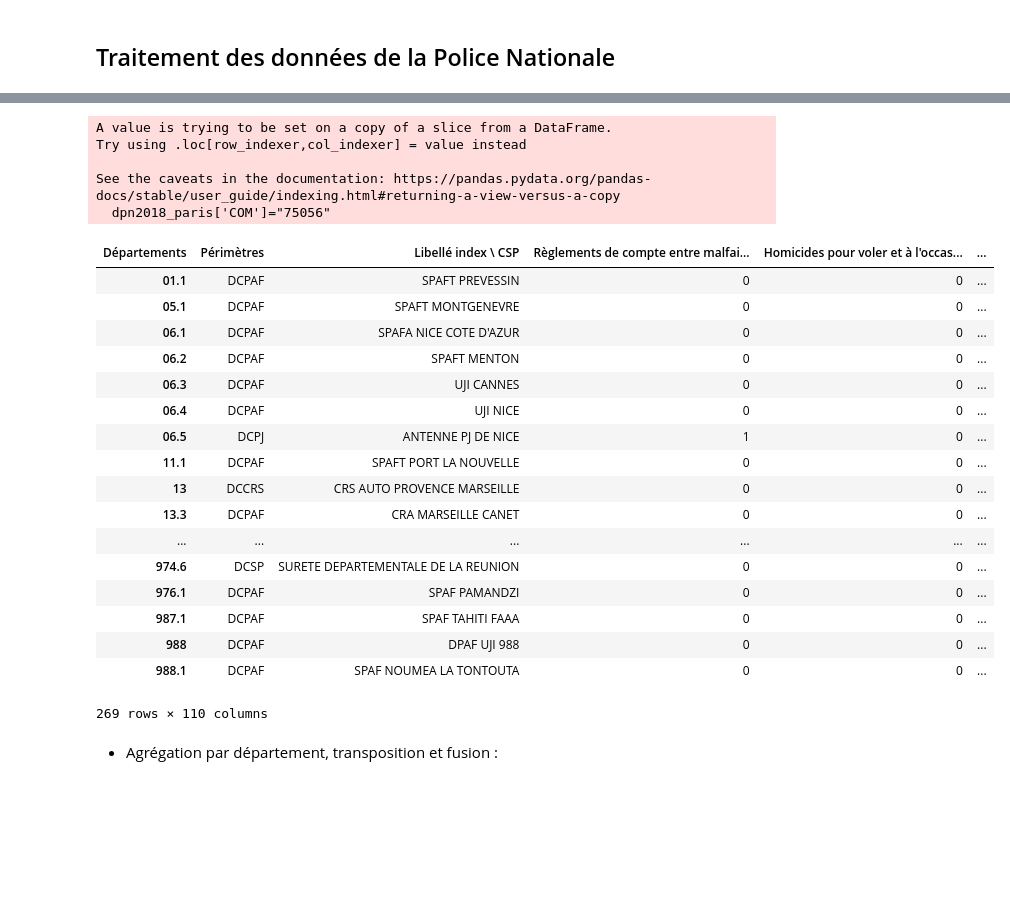
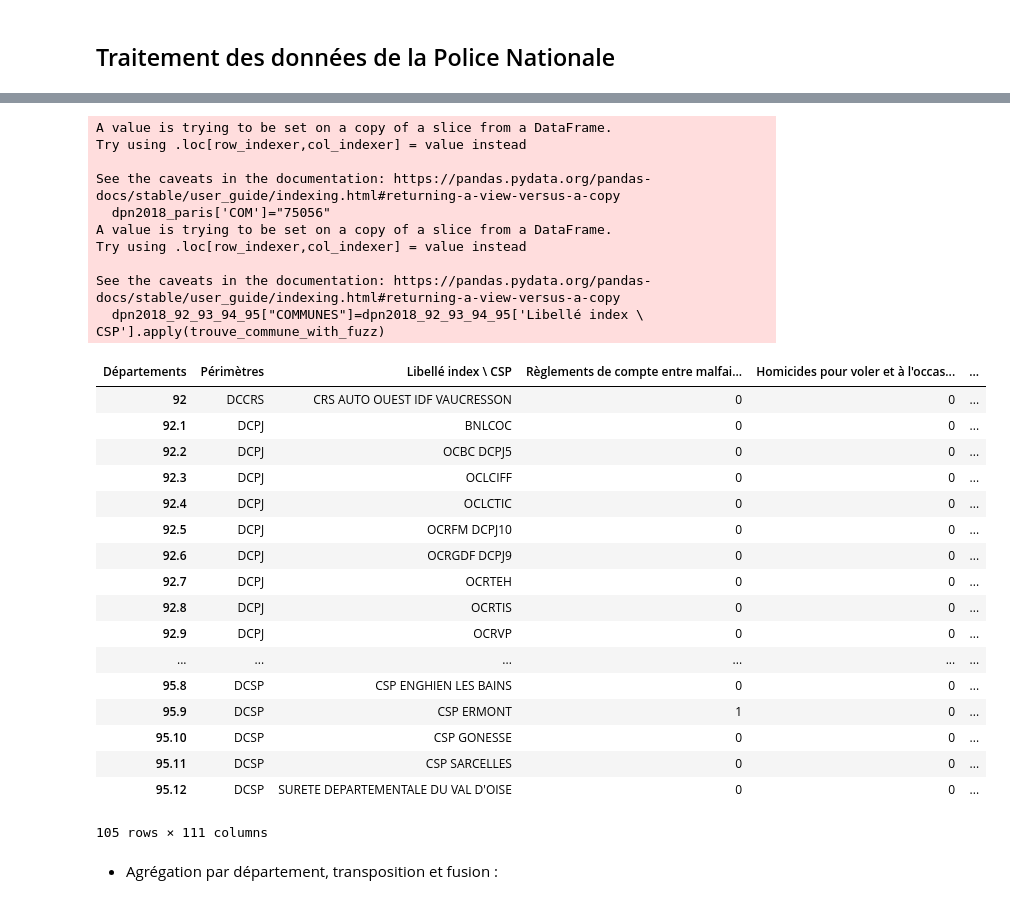
Before and after one commit to cthiounn/python-datascience-ENSAE-2A, a Jupyter notebook: Etude communale/1_Recup_donnees.ipynb, the cells around one changed output, grey strips where cells are left out. Saved outputs shown, nothing was run; the diff lists cells and outputs as text; code cells hidden in the pictures; blank space fills up the shorter version.

```diff
--- a/Etude communale/1_Recup_donnees.ipynb
+++ b/Etude communale/1_Recup_donnees.ipynb
@@ -67,4 +67,6 @@ with ZipFile("commune2021-csv.zip",'r') as myzip:
 donnees_cog_2021=pd.read_csv(data,dtype=str)
 # On enleve les communes associées,arrondissements et déléguées pour simplifier le dataframe
 donnees_cog_2021=donnees_cog_2021[~donnees_cog_2021.TYPECOM.isin(["COMA","COMD","ARM"])]
+donnees_cog_2021['NCC et DEP']= donnees_cog_2021['NCC'] + " " + donnees_cog_2021['DEP']
+donnees_cog_2021['NCC et COM']= donnees_cog_2021['NCC'] + " ," + donnees_cog_2021['COM']
 # %% [output]
@@ -79,8 +81,10 @@ donnees_cog_2021.describe()
 | top | COM | 01001 | 44 | 62 | 62D | 621 | 0 | SAINTE COLOMBE | Sainte-Colombe | Sainte-Colombe | 5723 | ... |
 | freq | 34965 | 1 | 5121 | 890 | 890 | 357 | 28696 | 12 | 12 | 12 | 135 | ... |
 # %%
-def trouve_commune_with_fuzz(libelle):
+def trouve_commune_with_fuzz(libelle,dep):
+    print(libelle,dep)
     mondf=donnees_cog_2021
-    mondf['score']=mondf['NCC'].apply(lambda x: fuzz.token_sort_ratio(x,libelle))
+
+    mondf['score']=mondf['NCC et DEP'].apply(lambda x: fuzz.token_sort_ratio(x,libelle))
     mondf=mondf.sort_values(by="score",ascending=False)
-    return mondf['COM'].iloc[0]
+    return mondf[mondf['DEP']==dep]['NCC et COM'].iloc[0]
@@ -215,11 +235,18 @@ donnees_police_nationale_2018_travail=donnees_police_nationale_2018_travail.iloc
 
 donnees_police_nationale_2018_travail['Localisation']=donnees_police_nationale_2018_travail.index+" "+donnees_police_nationale_2018_travail['Périmètres'] +" "+donnees_police_nationale_2018_travail['Libellé index \ CSP']
 
+# On retire les données COM par manque d'autres sources pour les autres données
+donnees_police_nationale_2018_travail=donnees_police_nationale_2018_travail[donnees_police_nationale_2018_travail.index.str[:2]!='98']
+
+# 1 - Traitements des commissariats
+
 donnees_police_nationale_2018_commissariat_seulement=donnees_police_nationale_2018_travail[donnees_police_nationale_2018_travail['Libellé index \ CSP'].str.contains("CIAT")]
 
 
+
 # takes 2m30 to compute / not good matching results for DOM/COM
-donnees_police_nationale_2018_commissariat_seulement["COMMUNES"]=donnees_police_nationale_2018_commissariat_seulement['Libellé index \ CSP'].apply(trouve_commune_with_fuzz)
+donnees_police_nationale_2018_commissariat_seulement["DEP"]=np.where(donnees_police_nationale_2018_commissariat_seulement.index.str[:2]=='97', donnees_police_nationale_2018_commissariat_seulement.index.str[:3],donnees_police_nationale_2018_commissariat_seulement.index.str[:2])
+donnees_police_nationale_2018_commissariat_seulement["COMMUNES"]=donnees_police_nationale_2018_commissariat_seulement.apply(lambda x: trouve_commune_with_fuzz(x.Localisation, x.DEP), axis=1)
 donnees_police_nationale_2018_commissariat_seulement
 # %% [output]
 A value is trying to be set on a copy of a slice from a DataFrame.
@@ -245,33 +320,45 @@ donnees_police_nationale_2018_autres=donnees_police_nationale_2018_travail[~donn
 # %%
 pd.set_option('display.max_rows', 400)
 
+# 2 - Traitements de Paris
 dpn2018_paris=donnees_police_nationale_2018_autres[donnees_police_nationale_2018_autres.index.str.contains('75')]
 dpn2018_paris['COM']="75056"
-dpn2018_hors_paris=donnees_police_nationale_2018_autres[~donnees_police_nationale_2018_autres.index.str.contains('75')]
-dpn2018_hors_paris[~dpn2018_hors_paris['Libellé index \ CSP'].str.contains("BMR")
-                                     &~dpn2018_hors_paris['Libellé index \ CSP'].str.contains("BCFZ")
-                                    &~dpn2018_hors_paris['Libellé index \ CSP'].str.contains("USG")]
+
+# Les données 92-93-94-95 sont communales et départementales : à analyser finement
+dpn2018_92_93_94_95=donnees_police_nationale_2018_autres[
+    donnees_police_nationale_2018_autres.index.str.contains('92')
+    |donnees_police_nationale_2018_autres.index.str.contains('93')
+    |donnees_police_nationale_2018_autres.index.str.contains('94')
+    |donnees_police_nationale_2018_autres.index.str.contains('95')
+]
+dpn2018_92_93_94_95["COMMUNES"]=dpn2018_92_93_94_95['Libellé index \ CSP'].apply(trouve_commune_with_fuzz)
+dpn2018_92_93_94_95
 # %% [output]
 A value is trying to be set on a copy of a slice from a DataFrame.
 Try using .loc[row_indexer,col_indexer] = value instead
 
 See the caveats in the documentation: https://pandas.pydata.org/pandas-docs/stable/user_guide/indexing.html#returning-a-view-versus-a-copy
   dpn2018_paris['COM']="75056"
+A value is trying to be set on a copy of a slice from a DataFrame.
+Try using .loc[row_indexer,col_indexer] = value instead
+
+See the caveats in the documentation: https://pandas.pydata.org/pandas-docs/stable/user_guide/indexing.html#returning-a-view-versus-a-copy
+  dpn2018_92_93_94_95["COMMUNES"]=dpn2018_92_93_94_95['Libellé index \ CSP'].apply(trouve_commune_with_fuzz)
 | Départements | Périmètres | Libellé index \ CSP | Règlements de compte entre malfai... | Homicides pour voler et à l'occas... | ... |
-| 01.1 | DCPAF | SPAFT PREVESSIN | 0 | 0 | ... |
-| 05.1 | DCPAF | SPAFT MONTGENEVRE | 0 | 0 | ... |
-| 06.1 | DCPAF | SPAFA NICE COTE D'AZUR | 0 | 0 | ... |
-| 06.2 | DCPAF | SPAFT MENTON | 0 | 0 | ... |
-| 06.3 | DCPAF | UJI CANNES | 0 | 0 | ... |
-| 06.4 | DCPAF | UJI NICE | 0 | 0 | ... |
-| 06.5 | DCPJ | ANTENNE PJ DE NICE | 1 | 0 | ... |
-| 11.1 | DCPAF | SPAFT PORT LA NOUVELLE | 0 | 0 | ... |
-| 13 | DCCRS | CRS AUTO PROVENCE MARSEILLE | 0 | 0 | ... |
-| 13.3 | DCPAF | CRA MARSEILLE CANET | 0 | 0 | ... |
+| 92 | DCCRS | CRS AUTO OUEST IDF VAUCRESSON | 0 | 0 | ... |
+| 92.1 | DCPJ | BNLCOC | 0 | 0 | ... |
+| 92.2 | DCPJ | OCBC DCPJ5 | 0 | 0 | ... |
+| 92.3 | DCPJ | OCLCIFF | 0 | 0 | ... |
+| 92.4 | DCPJ | OCLCTIC | 0 | 0 | ... |
+| 92.5 | DCPJ | OCRFM DCPJ10 | 0 | 0 | ... |
+| 92.6 | DCPJ | OCRGDF DCPJ9 | 0 | 0 | ... |
+| 92.7 | DCPJ | OCRTEH | 0 | 0 | ... |
+| 92.8 | DCPJ | OCRTIS | 0 | 0 | ... |
+| 92.9 | DCPJ | OCRVP | 0 | 0 | ... |
 | ... | ... | ... | ... | ... | ... |
-| 974.6 | DCSP | SURETE DEPARTEMENTALE DE LA REUNION | 0 | 0 | ... |
-| 976.1 | DCPAF | SPAF PAMANDZI | 0 | 0 | ... |
-| 987.1 | DCPAF | SPAF TAHITI FAAA | 0 | 0 | ... |
-| 988 | DCPAF | DPAF UJI 988 | 0 | 0 | ... |
-| 988.1 | DCPAF | SPAF NOUMEA LA TONTOUTA | 0 | 0 | ... |
+| 95.8 | DCSP | CSP ENGHIEN LES BAINS | 0 | 0 | ... |
+| 95.9 | DCSP | CSP ERMONT | 1 | 0 | ... |
+| 95.10 | DCSP | CSP GONESSE | 0 | 0 | ... |
+| 95.11 | DCSP | CSP SARCELLES | 0 | 0 | ... |
+| 95.12 | DCSP | SURETE DEPARTEMENTALE DU VAL D'OISE | 0 | 0 | ... |
-269 rows × 110 columns
+105 rows × 111 columns
```
Also changed, not shown: parts of 9 cells of this notebook.
